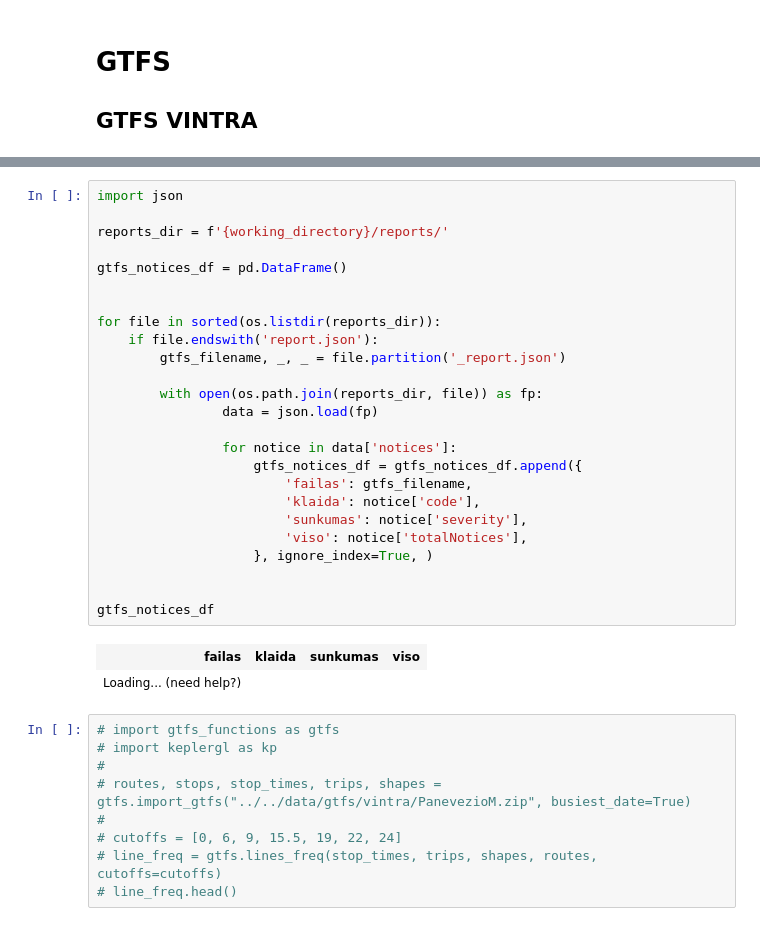
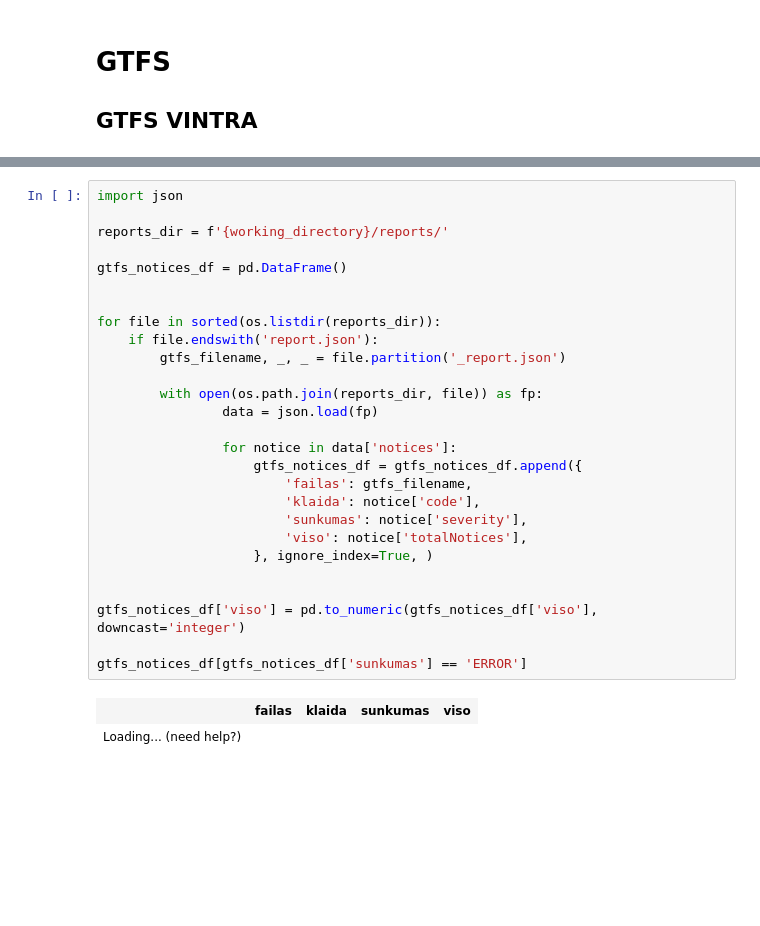
Before and after one commit to vycius/sumin, a Jupyter notebook: notebooks/viesasis_transportas/gtfs.ipynb, the cells around one changed output, grey strips where cells are left out. Cells and saved outputs as stored; diff of their text form; blank space fills up the shorter version.

Commit message:
Add errors for GTFS
Signed-off-by: Karolis Vyčius <k.vycius@gmail.com>

```diff
--- a/notebooks/viesasis_transportas/gtfs.ipynb
+++ b/notebooks/viesasis_transportas/gtfs.ipynb
@@ -100,37 +101,30 @@ gtfs_file_stats_df
 # %%
 import json
 
 reports_dir = f'{working_directory}/reports/'
 
 gtfs_notices_df = pd.DataFrame()
 
 
 for file in sorted(os.listdir(reports_dir)):
     if file.endswith('report.json'):
         gtfs_filename, _, _ = file.partition('_report.json')
 
         with open(os.path.join(reports_dir, file)) as fp:
                 data = json.load(fp)
 
                 for notice in data['notices']:
                     gtfs_notices_df = gtfs_notices_df.append({
                         'failas': gtfs_filename,
                         'klaida': notice['code'],
                         'sunkumas': notice['severity'],
                         'viso': notice['totalNotices'],
                     }, ignore_index=True, )
 
 
-gtfs_notices_df
+gtfs_notices_df['viso'] = pd.to_numeric(gtfs_notices_df['viso'], downcast='integer')
+
+gtfs_notices_df[gtfs_notices_df['sunkumas'] == 'ERROR']
 # %% [output]
-| failas | klaida | sunkumas | viso |
+|  | failas | klaida | sunkumas | viso |
 | Loading... (need help?) |
-# %%
-# import gtfs_functions as gtfs
-# import keplergl as kp
-#
-# routes, stops, stop_times, trips, shapes = gtfs.import_gtfs("../../data/gtfs/vintra/PanevezioM.zip", busiest_date=True)
-#
-# cutoffs = [0, 6, 9, 15.5, 19, 22, 24]
-# line_freq = gtfs.lines_freq(stop_times, trips, shapes, routes, cutoffs=cutoffs)
-# line_freq.head()
```
Also changed, not shown: parts of 2 cells of this notebook.
